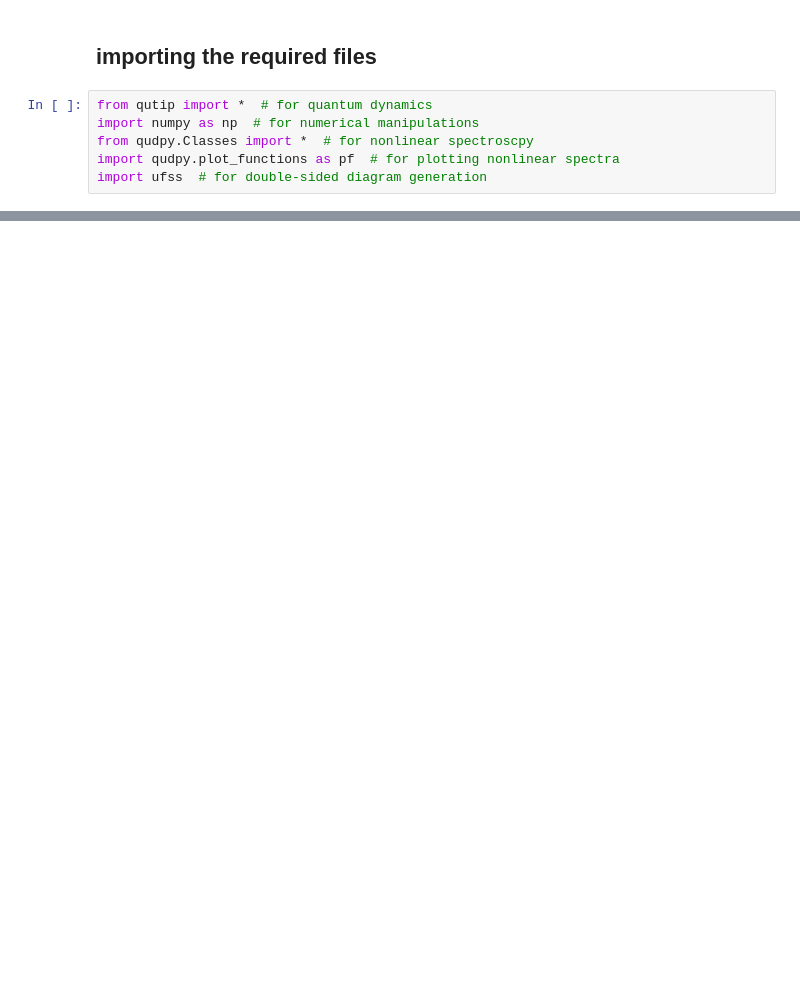
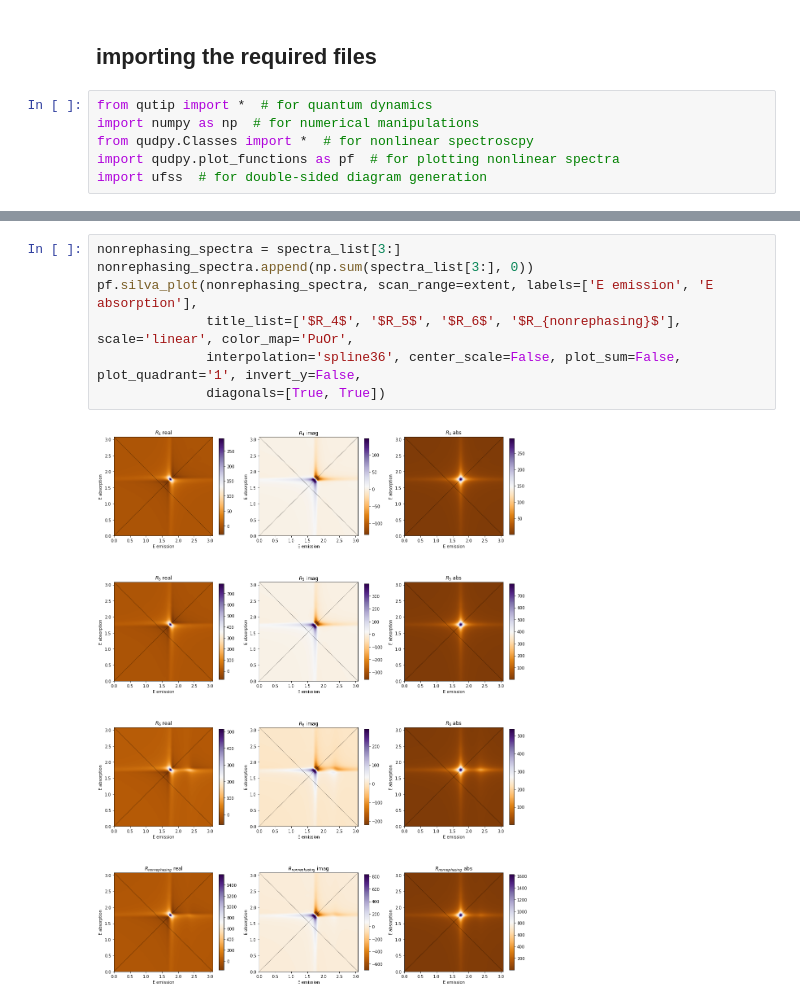
Before and after one commit to sa-shah/QuDPy, a Jupyter notebook: examples/notebooks/example1.ipynb, the cells around one changed output, grey strips where cells are left out. Saved outputs shown, nothing was run; the diff lists cells and outputs as text; blank space fills up the shorter version.

```diff
--- a/examples/notebooks/example1.ipynb
+++ b/examples/notebooks/example1.ipynb
@@ -245,0 +126,9 @@ pf.multiplot(np.real(spectra_list), extent, ['w1', 'w2'], ['R1', 'R2', 'R3'], 'l
+# %%
+nonrephasing_spectra = spectra_list[3:]
+nonrephasing_spectra.append(np.sum(spectra_list[3:], 0))
+pf.silva_plot(nonrephasing_spectra, scan_range=extent, labels=['E emission', 'E absorption'],
+              title_list=['$R_4$', '$R_5$', '$R_6$', '$R_{nonrephasing}$'], scale='linear', color_map='PuOr',
+              interpolation='spline36', center_scale=False, plot_sum=False, plot_quadrant='1', invert_y=False,
+              diagonals=[True, True])
+# %% [output]
+[figure, added]
```
Also changed, not shown: parts of 27 cells of this notebook.
